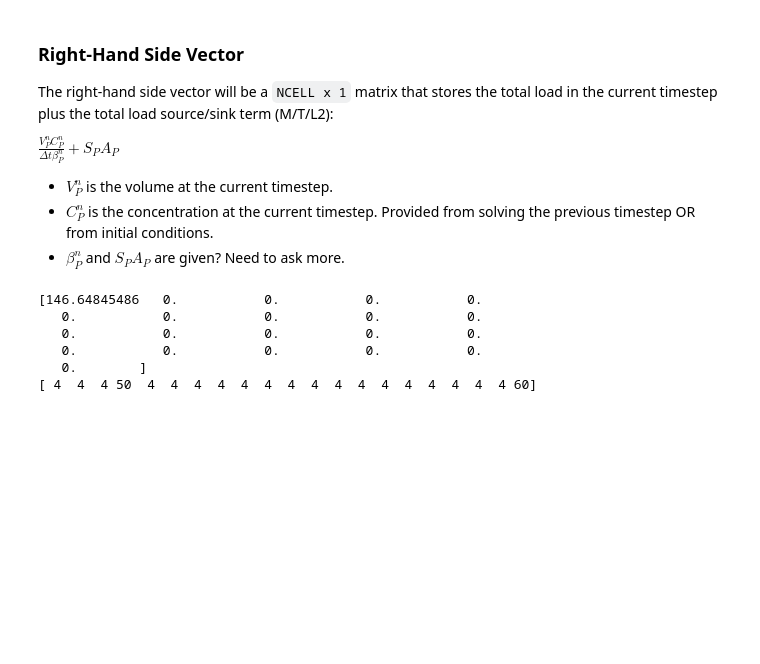
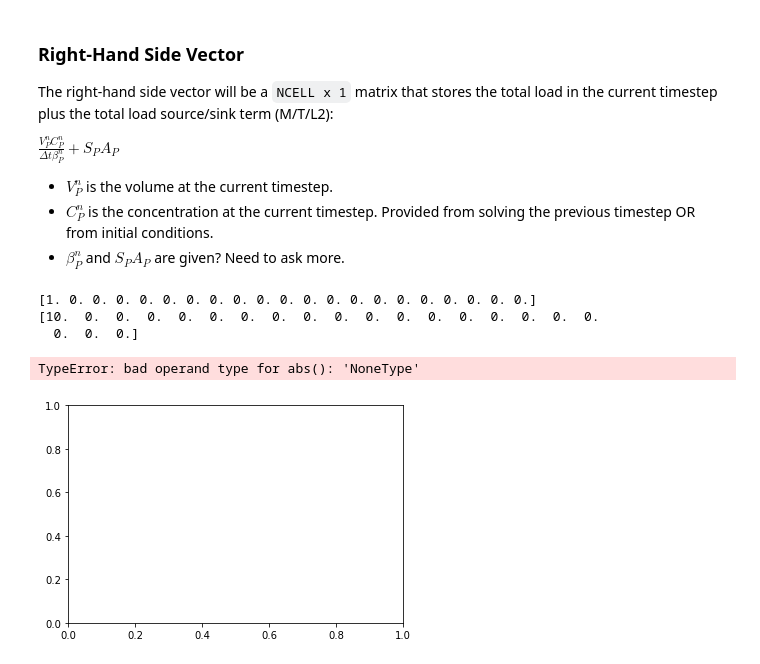
Before and after one commit to EcohydrologyTeam/ClearWater-riverine, a Jupyter notebook: examples/Sparse_Matrix_Framework.ipynb, the cells around one changed output. Cells and saved outputs as stored; diff of their text form; code cells hidden in the pictures; blank space fills up the shorter version.

```diff
--- a/examples/Sparse_Matrix_Framework.ipynb
+++ b/examples/Sparse_Matrix_Framework.ipynb
@@ -200,8 +200,8 @@ class LHS:
         # update indices and repeat
         start = end
         end = end + len(ds['nedge'])
-        self.rows[start:end] = f1
-        self.cols[start:end] = f2
+        self.cols[start:end] = f1
+        self.rows[start:end] = f2
         self.coef[start:end] = -1 * ds['diffusion_coeff'][t]
 # %%
 # test at single timestep
@@ -283,15 +280,16 @@ $\frac{V_P^{n}C_P^{n}}{\Delta t \beta_P^{n}} + S_PA_P$
 t = 0
 rhs = RHS(ds_zarr, params, t)
 print(rhs.conc)
-rhs.updateValues(ds_zarr, params, t)
+# rhs.updateValues(ds_zarr, params, t)
 print(rhs.vals)
 # %% [output]
-[146.64845486   0.           0.           0.           0.
-   0.           0.           0.           0.           0.
-   0.           0.           0.           0.           0.
-   0.           0.           0.           0.           0.
-   0.        ]
-[ 4  4  4 50  4  4  4  4  4  4  4  4  4  4  4  4  4  4  4  4 60]
+[1. 0. 0. 0. 0. 0. 0. 0. 0. 0. 0. 0. 0. 0. 0. 0. 0. 0. 0. 0. 0.]
+[10.  0.  0.  0.  0.  0.  0.  0.  0.  0.  0.  0.  0.  0.  0.  0.  0.  0.
+  0.  0.  0.]
 # %%
 # artificially produce solution
 # A.dot(b)
+plt.spy(A)
+# %% [output]
+TypeError: bad operand type for abs(): 'NoneType'
+[figure, added]
```
Also changed, not shown: parts of 12 cells of this notebook.
